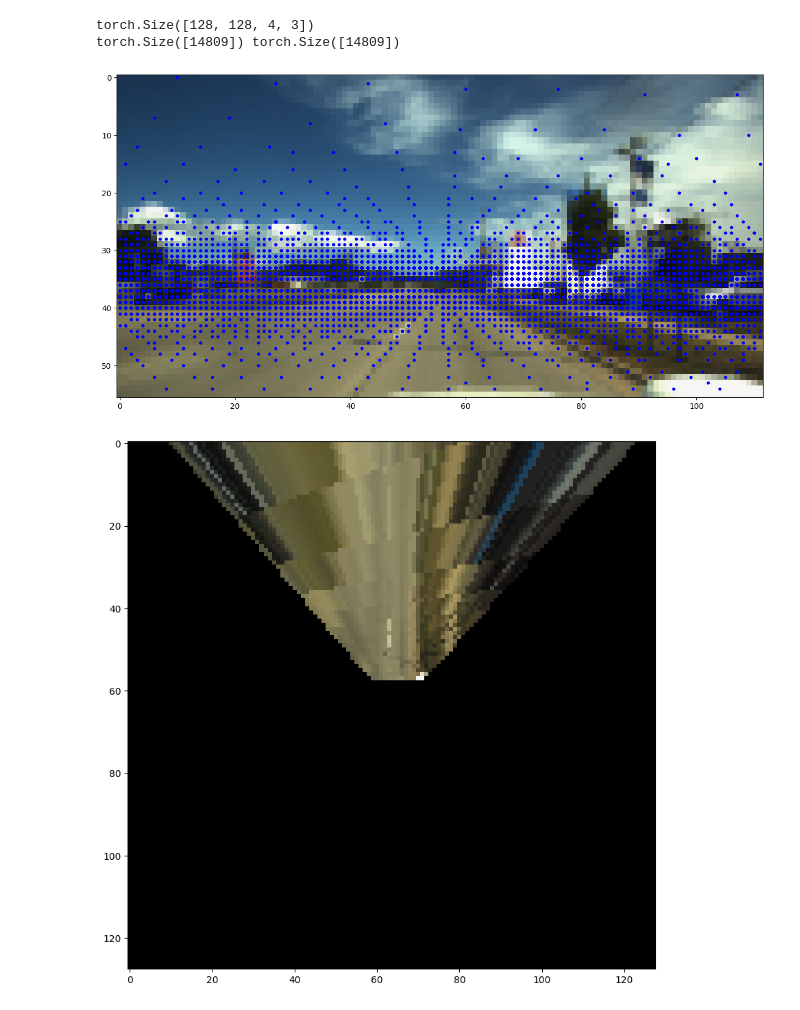
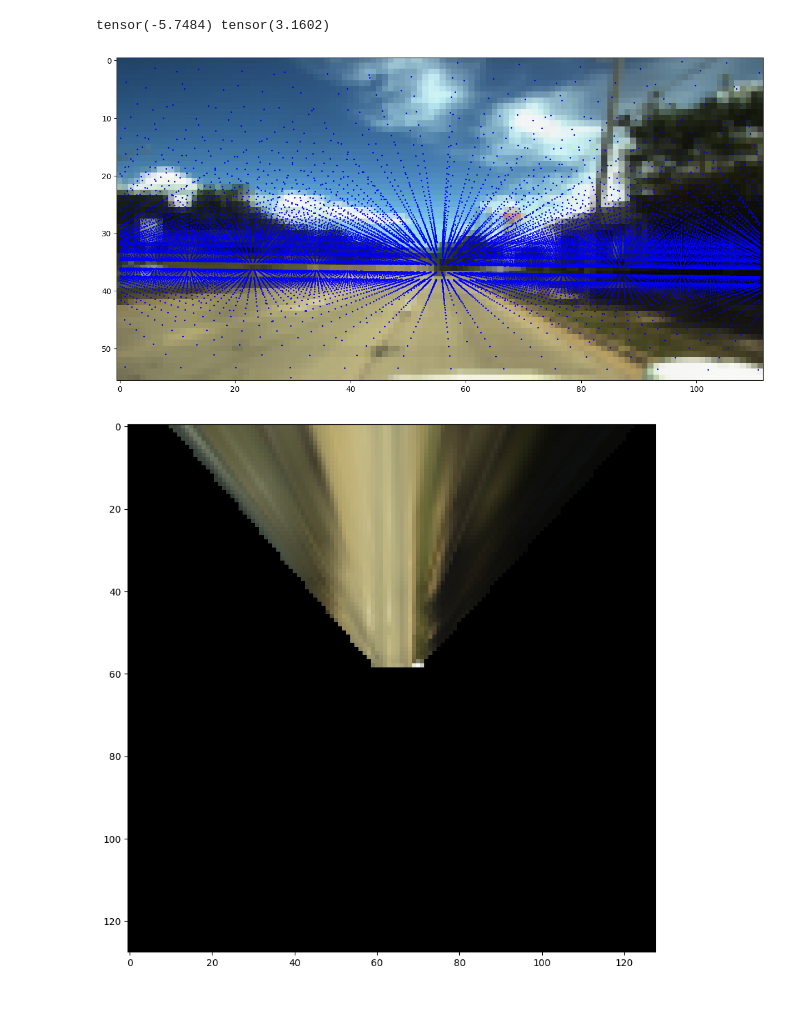
Before and after one commit to Spyridonidis98/Cross-View-Localization, a Jupyter notebook: Simple Cross View Geolocalization/lifting_preperation.ipynb, the cells around one changed output. Cells and saved outputs as stored; diff of their text form; code cells hidden in the pictures.

```diff
--- a/Simple Cross View Geolocalization/lifting_preperation.ipynb
+++ b/Simple Cross View Geolocalization/lifting_preperation.ipynb
@@ -105,41 +170,36 @@ class Functions():
 # %%
 from matplotlib import pyplot as plt
 from torch.nn.functional import avg_pool2d
-idx = 100
+idx = 0
 sat_img, grd_imgs, gt_shift_u, gt_shift_v, theta, grd_names, sat_img_norot_notran, mask_dt_xy, dt_xy = val_set[idx]
 
 camera = 'FL'
 
 config = Config()
 functions = Functions(config)
 xyz, xyz_ids = functions.get_xyz_car()
-# xyz = xyz[:10,15:25,-1:, :]; xyz_ids = xyz_ids[:10,15:25, -1:, :]; xyz = xyz.contiguous(); xyz_ids = xyz_ids.contiguous()
+# xyz = xyz[:, :, -1:, :]
+# xyz_ids = xyz_ids[:,:, -1:, :]
 
 
-print(xyz.shape)
-uvs, gather_ids, scatter_ids = functions.render_xyz(Rs[camera], Ts[camera], Ks[camera], xyz, xyz_ids)
+uvs, scatter_ids = functions.render_xyz(Rs[camera], Ts[camera], Ks[camera], xyz, xyz_ids)
+img = transforms.Resize(size=(config.img_H, config.img_W))(grd_imgs[0])
 
-
-print(gather_ids.shape, scatter_ids.shape)
-
-img = avg_pool2d(grd_imgs[0], 8)
-
-# img.view(3, -1)[:, gather_ids] = 1
 plt.figure(figsize=(15,15))
 plt.imshow(img.permute([1,2,0]))
-plt.scatter(uvs[0, :], uvs[1, :], s=10, color=(0,0,1))
+plt.scatter(uvs[0, :], uvs[1, :], s=1, color=(0,0,1)) #plt considers x axis right and y axis down
 plt.show()
 
 volume = torch.zeros((3, *config.vol_car_xyz), dtype=torch.float32)
-volume.view(3, -1)[:, scatter_ids] = img.view(3, -1)[:, gather_ids] #[3,scatter_ids[xi,yi,zi]] = [3,gather_ids[hi,wi]]
+volume = functions.lift_features(img, volume, uvs, scatter_ids)
+# volume.view(3, -1)[:, scatter_ids] = img.view(3, -1)[:, gather_ids] #[3,scatter_ids[xi,yi,zi]] = [3,gather_ids[hi,wi]]
 plt.figure(figsize=(10,10))
-plt.imshow(volume.permute(1,2,3,0)[:,:,-1, :])
+plt.imshow(volume.permute(1,2,3,0)[:,:, -1, :])
 plt.show()
 # %% [output]
-torch.Size([128, 128, 4, 3])
-torch.Size([14809]) torch.Size([14809])
+tensor(-5.7484) tensor(3.1602)
-[figure, old version]
+[figure, new version]
-[figure, old version]
+[figure, new version]
 # %%
 img1 = torch.nn.Parameter(img.clone(), requires_grad=True)
 img2 = torch.nn.Parameter(img.clone(), requires_grad=True)
```
Also changed, not shown: parts of 3 cells of this notebook.
